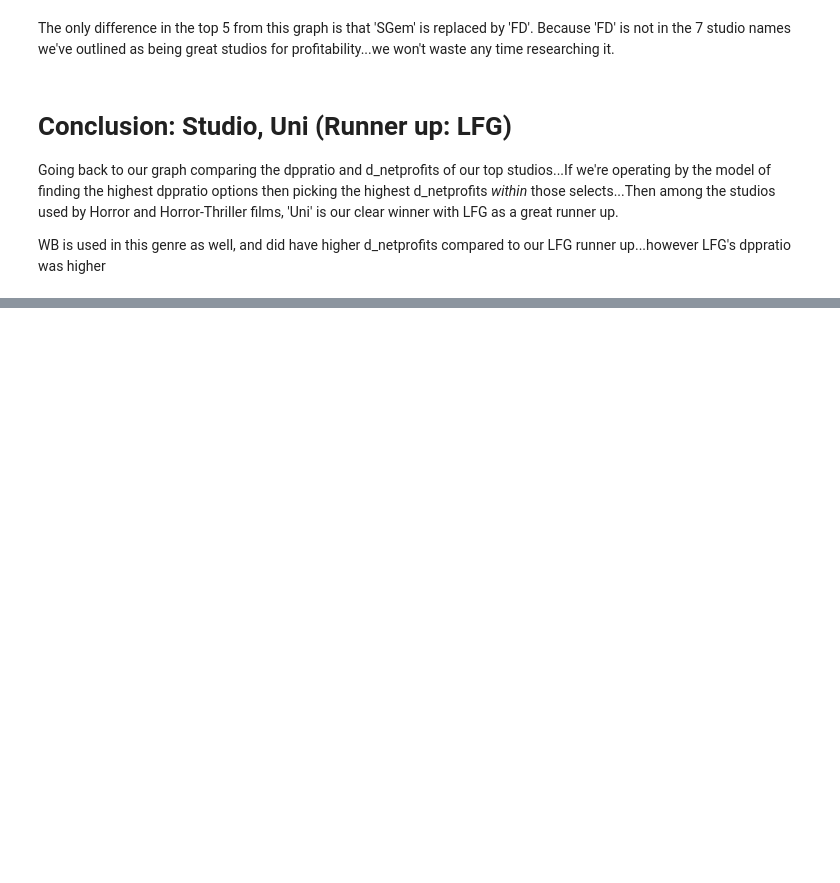
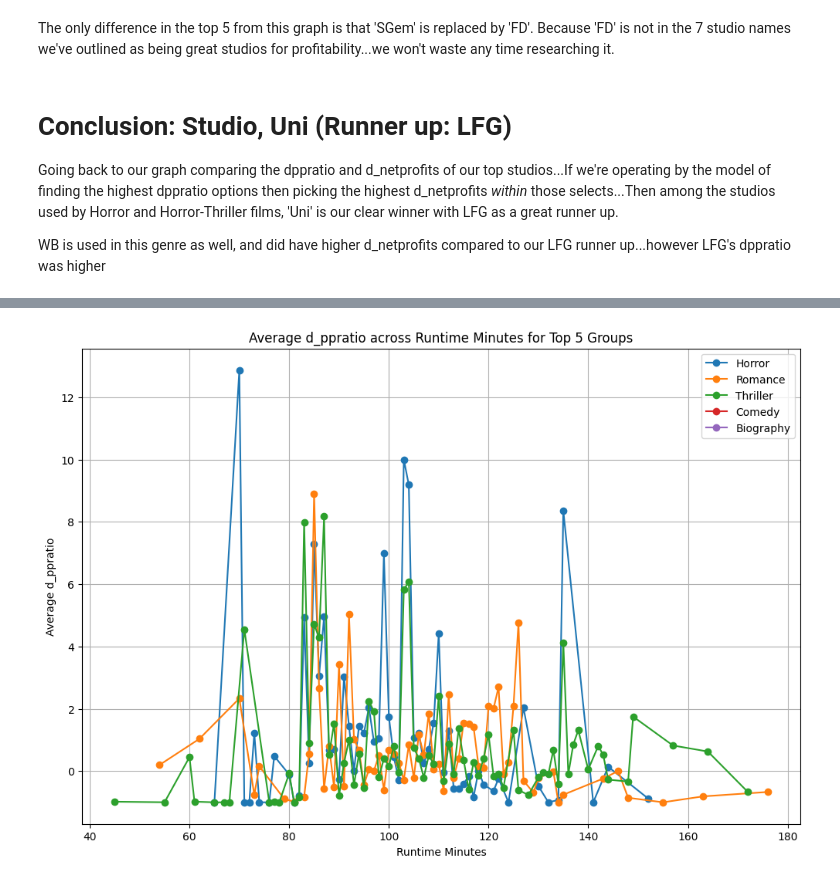
Before and after one commit to emmascotson/Movie-Data-Analysis, a Jupyter notebook: notebooks/exploratory.ipynb, the cells around one changed output, grey strips where cells are left out. Drawn from its saved outputs; the diff is of its cells as text; code cells hidden in the pictures; blank space fills up the shorter version.

```diff
--- a/notebooks/exploratory.ipynb
+++ b/notebooks/exploratory.ipynb
@@ -4606,0 +4660,28 @@ WB is used in this genre as well, and did have higher d_netprofits compared to o
+# %%
+top_3_groups = ['Horror', 'Romance', 'Thriller']
+
+# Filter combined_df for rows belonging to any group in top_5_groups
+filtered_data = combined_df[combined_df['group'].isin(top_3_groups)]
+
+# Calculate average d_ppratio for each group and runtime_minutes
+grouped_data = filtered_data.groupby(['group', 'runtime_minutes'])['d_ppratio'].mean().reset_index()
+
+# Plotting
+plt.figure(figsize=(12, 8))
+
+# Plot each group's d_ppratio as a separate line
+for group in top_5_groups:
+    group_data = grouped_data[grouped_data['group'] == group]
+    plt.plot(group_data['runtime_minutes'], group_data['d_ppratio'], marker='o', label=group)
+
+# Add labels and title
+plt.xlabel('Runtime Minutes')
+plt.ylabel('Average d_ppratio')
+plt.title('Average d_ppratio across Runtime Minutes for Top 5 Groups')
+plt.legend()
+
+# Show plot
+plt.grid(True)
+plt.show()
+# %% [output]
+[figure, added]
```
Also changed, not shown: parts of 14 cells of this notebook.
